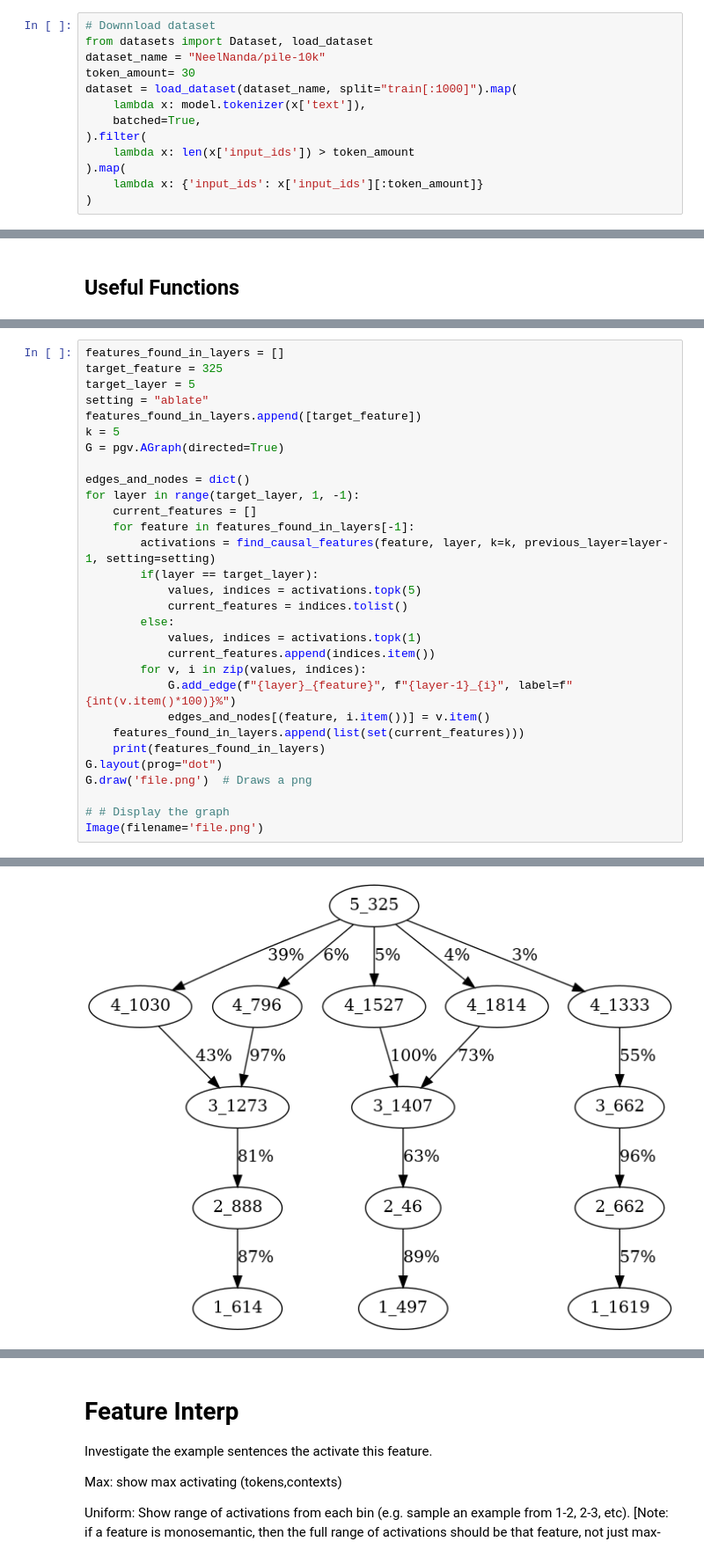
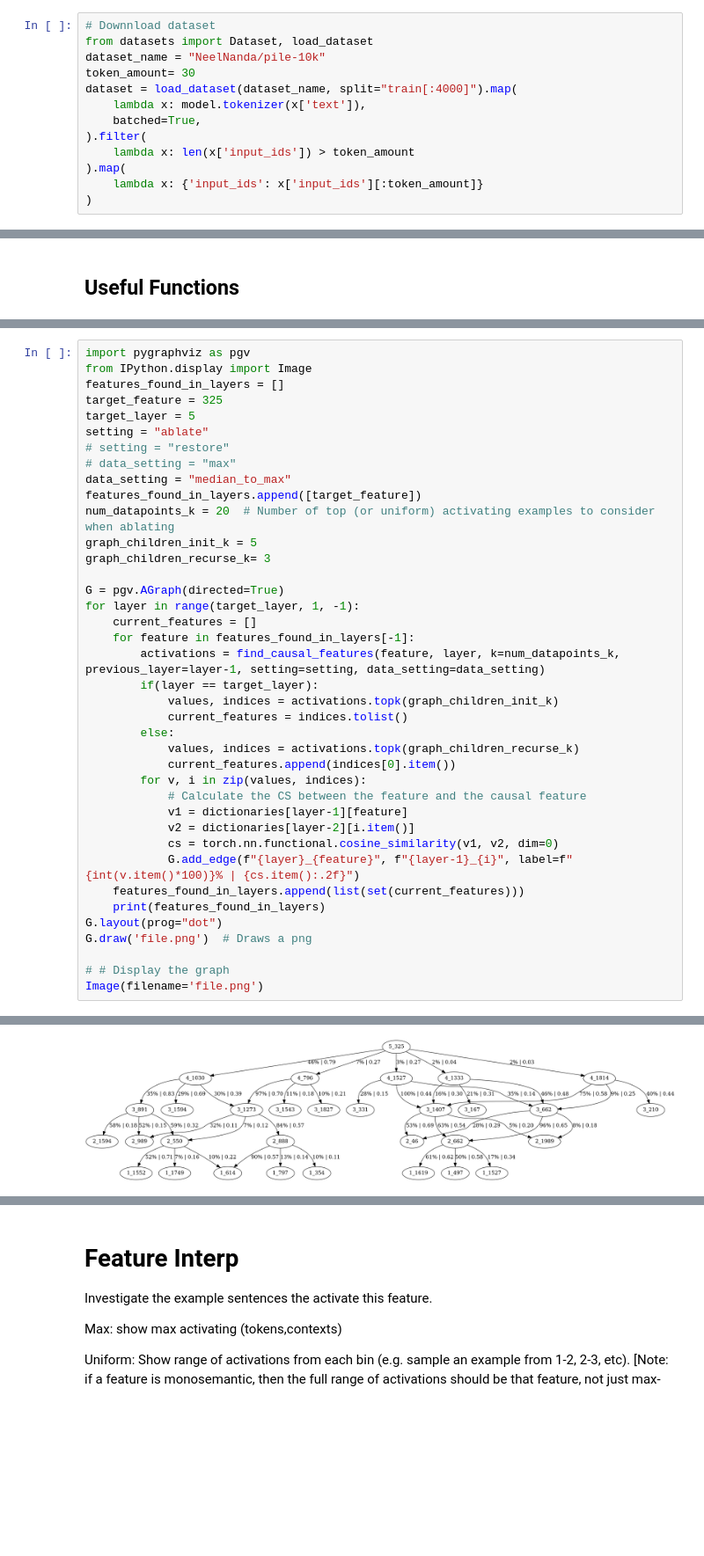
Before and after one commit to migerovitch/sparse_coding, a Jupyter notebook: dictionaries_across_layers.ipynb, the cells around one changed output, grey strips where cells are left out. Shown at 88% size. Cells and saved outputs as stored; diff of their text form; blank space fills up the shorter version.

Commit message:
added dictionaries over half_to_max

```diff
--- a/dictionaries_across_layers.ipynb
+++ b/dictionaries_across_layers.ipynb
@@ -167,7 +167,7 @@ plt.show()
 from datasets import Dataset, load_dataset
 dataset_name = "NeelNanda/pile-10k"
 token_amount= 30
-dataset = load_dataset(dataset_name, split="train[:1000]").map(
+dataset = load_dataset(dataset_name, split="train[:4000]").map(
     lambda x: model.tokenizer(x['text']),
     batched=True,
 ).filter(
@@ -541,26 +574,35 @@ def find_causal_features(target_feature, target_layer,previous_layer,  k=10, set
 # %%
+import pygraphviz as pgv
+from IPython.display import Image
 features_found_in_layers = []
 target_feature = 325
 target_layer = 5
 setting = "ablate"
+# setting = "restore"
+# data_setting = "max"
+data_setting = "median_to_max"
 features_found_in_layers.append([target_feature])
-k = 5
+num_datapoints_k = 20  # Number of top (or uniform) activating examples to consider when ablating
+graph_children_init_k = 5
+graph_children_recurse_k= 3
+
 G = pgv.AGraph(directed=True)
-
-edges_and_nodes = dict()
 for layer in range(target_layer, 1, -1):
     current_features = []
     for feature in features_found_in_layers[-1]:
-        activations = find_causal_features(feature, layer, k=k, previous_layer=layer-1, setting=setting)
+        activations = find_causal_features(feature, layer, k=num_datapoints_k, previous_layer=layer-1, setting=setting, data_setting=data_setting)
         if(layer == target_layer):
-            values, indices = activations.topk(5)
+            values, indices = activations.topk(graph_children_init_k)
             current_features = indices.tolist()
         else:
-            values, indices = activations.topk(1)
-            current_features.append(indices.item())
+            values, indices = activations.topk(graph_children_recurse_k)
+            current_features.append(indices[0].item())
         for v, i in zip(values, indices):
-            G.add_edge(f"{layer}_{feature}", f"{layer-1}_{i}", label=f"{int(v.item()*100)}%")
-            edges_and_nodes[(feature, i.item())] = v.item()
+            # Calculate the CS between the feature and the causal feature
+            v1 = dictionaries[layer-1][feature]
+            v2 = dictionaries[layer-2][i.item()]
+            cs = torch.nn.functional.cosine_similarity(v1, v2, dim=0)
+            G.add_edge(f"{layer}_{feature}", f"{layer-1}_{i}", label=f"{int(v.item()*100)}% | {cs.item():.2f}")
     features_found_in_layers.append(list(set(current_features)))
     print(features_found_in_layers)
 G.layout(prog="dot")
@@ -576 +618 @@ Image(filename='file.png')
-[figure, old version]
+[figure, new version]
```
Also changed, not shown: parts of 11 cells of this notebook.
